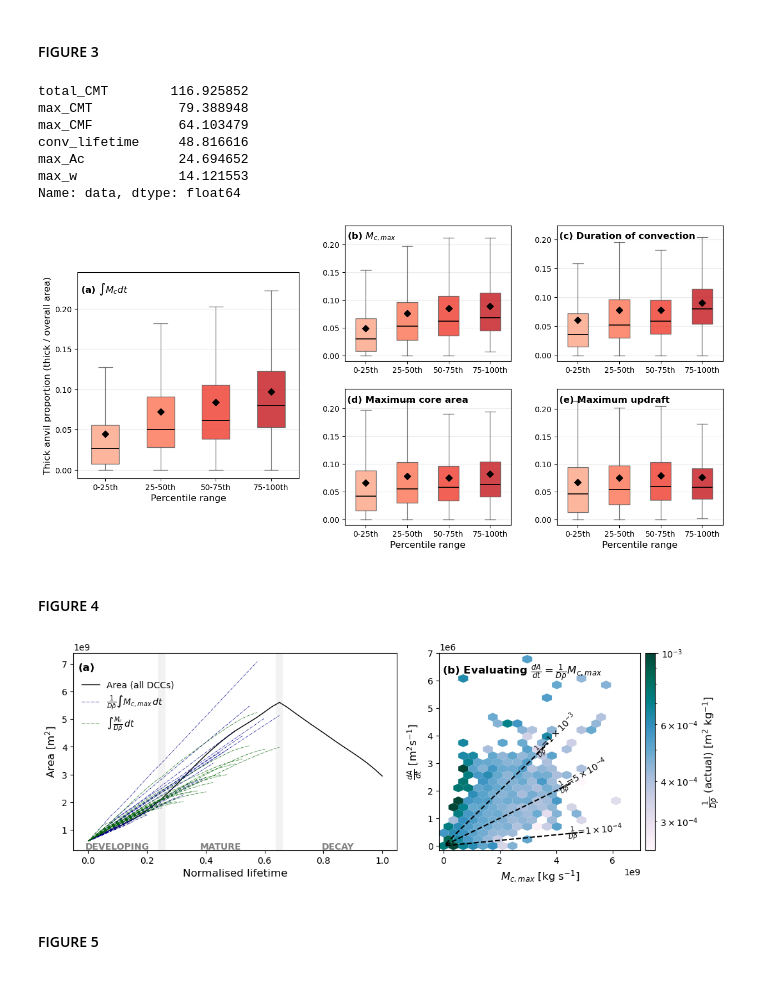
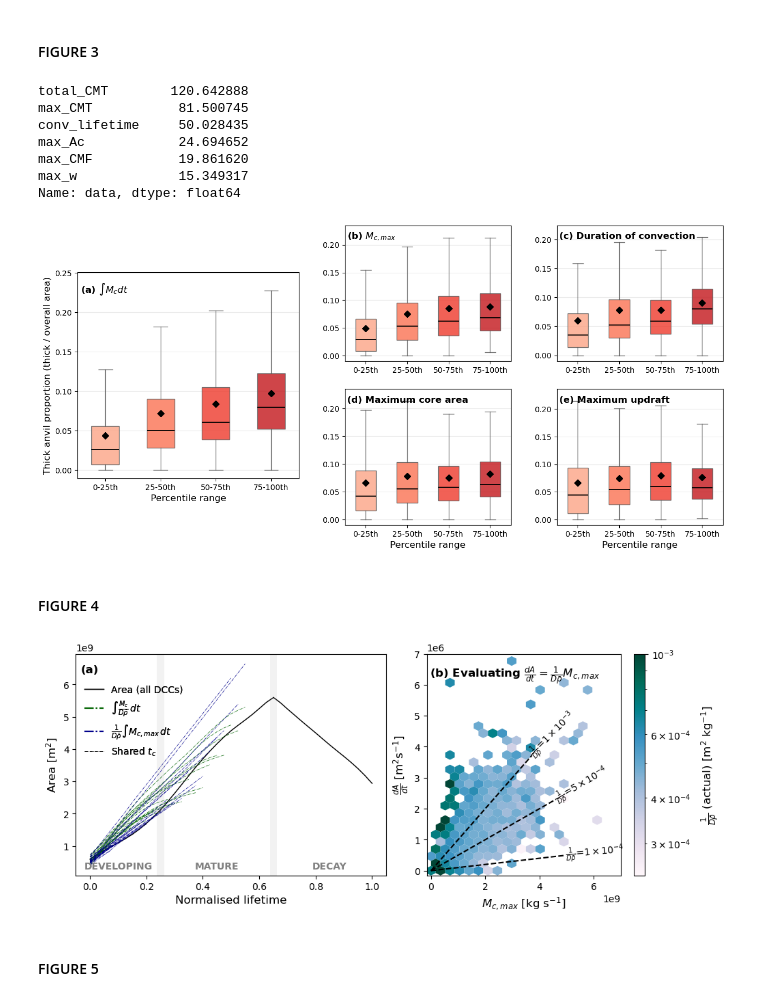
Before and after one commit to mathilde-ritman/scripts-to-make-Ritman-et-al-does-greater-CMF, a Jupyter notebook: scripts/05.figures.ipynb, the cells around one changed output. Cells and saved outputs as stored; diff of their text form; code cells hidden in the pictures.

```diff
--- a/scripts/05.figures.ipynb
+++ b/scripts/05.figures.ipynb
@@ -28,7 +25,7 @@ fs=12
 # %%
 # load data
 
-datadir = pathlib.Path(f'/work/bb1153/b382635/plots/model_paper/grl_submission/data/statistics_L2')
+datadir = pathlib.Path(f'/work/bb1153/b382635/plots/model_paper/grl_submission/data/statistics_L2_test_model_change')
 ds_flist = sorted(list(datadir.glob('*.nc')))
 li = []
 for i in range(len(ds_flist)):
@@ -75,10 +72,10 @@ global_labels = {"total_CMT":r"$\int M_c dt\,$",
                  # "Apred_v3_conv": r"$\int \frac{M_c}{D\bar{\rho}}\,dt$",
                  # "Apred_v3_cont": r"$\int \frac{M_c}{D\bar{\rho}}\,dt$ cont.",
                  # "Apred_v1": r"$\frac{1}{D\bar{\rho}}\int M_{c,max}\,dt$ cont.",
-                 "Apred_v1_conv":r'$\frac{1}{D\bar{\rho}}\int M_{c,max}\,dt$',
-                 "Apred_v3_conv":r'$\int \frac{M_c}{D\bar{\rho}}\,dt$',
-                 # "Apred_v1":r'$\frac{1}{D\bar{\rho}}\int M_{c,max}\,dt$',
-                 # "Apred_v2":r'$\int \frac{M_c}{D\bar{\rho}}\,dt$',
+                 # "Apred_v1_conv":r'$\frac{1}{D\bar{\rho}}\int M_{c,max}\,dt$',
+                 # "Apred_v3_conv":r'$\int \frac{M_c}{D\bar{\rho}}\,dt$',
+                 "Apred_v1":r'$\frac{1}{D\bar{\rho}}\int M_{c,max}\,dt$',
+                 "Apred_v2":r'$\int \frac{M_c}{D\bar{\rho}}\,dt$',
                 }
 # %% [markdown]
 #### FIGURE 1
@@ -312,12 +309,12 @@ for i, k in enumerate(plot_data):
 percentage_increase = pd.DataFrame(percentage_increase, ["data"]).loc["data"].sort_values(ascending=False)
 percentage_increase
 # %% [output]
-total_CMT        116.925852
-max_CMT           79.388948
-max_CMF           64.103479
-conv_lifetime     48.816616
+total_CMT        120.642888
+max_CMT           81.500745
+conv_lifetime     50.028435
 max_Ac            24.694652
-max_w             14.121553
+max_CMF           19.861620
+max_w             15.349317
 Name: data, dtype: float64
 # %%
 # plot distribution changes
@@ -391,7 +388,7 @@ axs[0].set_ylabel("Thick anvil proportion (thick / overall area)", fontsize=fs)
 
 fig.savefig(paperdir / f"fig03.{ext}", bbox_inches="tight", dpi=dpi, transparent=True)
 # %% [output]
-[figure, old version]
+[figure, new version]
 # %% [markdown]
 #### FIGURE 4
 # %%
@@ -407,7 +404,7 @@ def get_predictions_by_their_endpoint(model):
     return mean_predictions, n_samples
 # %%
 
-model_names = ("Apred_v1_conv", "Apred_v3_conv")
+model_names = ("Apred_v2", "Apred_v1", )
 
 def parallel_text(ax, xvals, yvals, label, pos=0.7, c="k", rotate=0):
     i = min(max(int(pos * (len(xvals) - 1)), 0), len(xvals) - 1)
@@ -432,18 +429,17 @@ def sci_fmt(x):
     return rf"${coeff:.0f}\times10^{{{exp}}}$"
 
 # figure
-nplots = 2
-widths = [4, 3]
-fig = plt.figure(figsize=(np.sum(widths) * 1.75, 4))
-gs = fig.add_gridspec(1, nplots, width_ratios=widths, wspace=0.15)
-axs = [fig.add_subplot(gs[0, i]) for i in range(nplots)]
+widths = [4, 2.5]
+fig = plt.figure(figsize=(10,4), layout='constrained')
+gs = fig.add_gridspec(1, len(widths), width_ratios=widths, wspace=0)
+axs = [fig.add_subplot(gs[0]), fig.add_subplot(gs[1])]
 
 # -- first axis --
 ax = axs[0]
 A_mu = ds.anvil_area.mean("system")
-plot_helpers.get_evolution(A_mu).plot(ax=ax, c="k", zorder=1, lw=1, label="Area (all DCCs)")
+h0 = plot_helpers.get_evolution(A_mu).plot(ax=ax, c="k", zorder=1, lw=1, label="Area (all DCCs)")
 
-line_colors = ["darkblue", "darkgreen"]
+line_colors = ["darkgreen", "darkblue", ]
 line_styles = ["-."] * 2
 
 for i, model in enumerate(model_names):
@@ -452,11 +448,9 @@ for i, model in enumerate(model_names):
 
     for period in mean_predictions.period.values:
         n = n_samples.sel(period=period)
-        if n < 30:
+        if n < 30 or period > .55:
             continue
-
         d = mean_predictions.sel(period=period)
-        d = d + analytical.initial_value(A_mu.sel(phase="growing")) - analytical.initial_value(d)
         d.plot(ax=ax, lw=0.5, c=line_colors[i], ls=line_styles[i], zorder=1, label=label)
         label = None
 
@@ -464,8 +458,6 @@ plot_helpers.show_phases(ax, ax.get_ylim()[1] * 0.075)
 ax.set_xlabel("Normalised lifetime", fontsize=fs)
 ax.set_ylabel("Area [m$^2$]", fontsize=fs)
 ax.set_title(None)
-ax.plot([], [], label=" ", c="none")
-ax.legend(loc="upper left", bbox_to_anchor=(0.0, 0.9), frameon=False, fontsize=fs - 2, ncol=1)
 ax.text(
     0.015,
     0.95,
@@ -476,6 +468,12 @@ ax.text(
     fontsize=fs,
     va="top",
 )
+
+h1 = mpl.lines.Line2D([], [], color=line_colors[0], ls=line_styles[0], label=global_labels[model_names[0]])
+h2 = mpl.lines.Line2D([], [], color=line_colors[1], ls=line_styles[1], label=global_labels[model_names[1]])
+h3 = mpl.lines.Line2D([], [], color="k", ls=line_styles[0], lw=.5, label="Shared $t_c$")
+legend = ax.legend(handles=[h0[0],h1,h2,h3], loc="upper left", bbox_to_anchor=(0.0, 0.9), frameon=False, fontsize=fs - 2, ncol=1)
+ax.add_artist(legend)
 
 # -- second axis --
 ax = axs[1]
@@ -518,38 +516,37 @@ for scaling, frac, rotation in zip(scalings, fractions, rotations):
     y_vals = scaling * x_vals
     ax.plot(x_vals, y_vals, c="k", ls="--", lw=1.5)
     parallel_text(
         ax,
         x_vals,
         y_vals,
         label=f"{scale_func}={sci_fmt(scaling)}",
-        pos=0.99,
+        pos=1,
         c="k",
         rotate=rotation,
     )
 
 ax.set_xlim(-0.15e9, 7e9)
 ax.set_ylim(-0.15e6, 7e6)
 ax.set_xlabel(r"$M_{c,max}$ [kg s$^{-1}$]", fontsize=fs)
 ax.set_ylabel(r"$\frac{dA}{dt}$ [m$^2$s$^{-1}$]", fontsize=fs)
 ax.set_title(None)
 ax.text(
     0.015,
     0.95,
     r"(b) Evaluating $\frac{dA}{dt}=\frac{1}{D\bar{\rho}}M_{c,max}$",
     transform=ax.transAxes,
     c="k",
     weight="bold",
     fontsize=fs,
     va="top",
 )
 
-cbar = fig.colorbar(hb, ax=ax, location="right", pad=0.02)
-cbar.set_label(scale_func + " (actual) [m$^2$ kg$^{-1}$]", fontsize=fs)
+cbar = fig.colorbar(hb, ax=axs[1], location="right", orientation="vertical", )
+cbar.set_label(scale_func + r" (actual) [m$^2$ kg$^{-1}$]", fontsize=fs, labelpad=10)
 
-# save
 fig.savefig(paperdir / f"fig04.{ext}", bbox_inches="tight", dpi=dpi)
 # %% [output]
-[figure, old version]
+[figure, new version]
 # %% [markdown]
 #### FIGURE 5
 # %%
```
Also changed, not shown: parts of 5 cells of this notebook, 6 other files.
